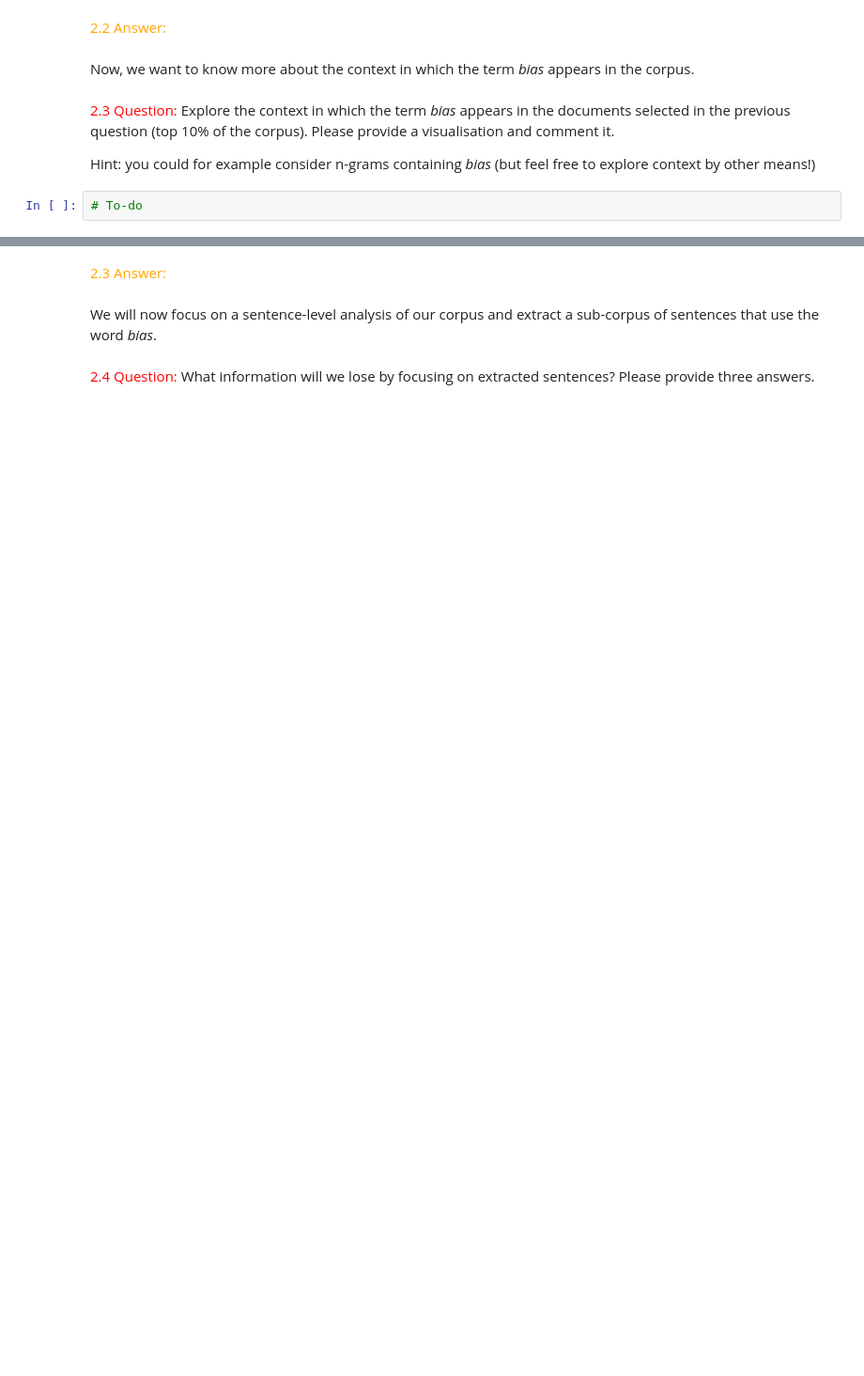
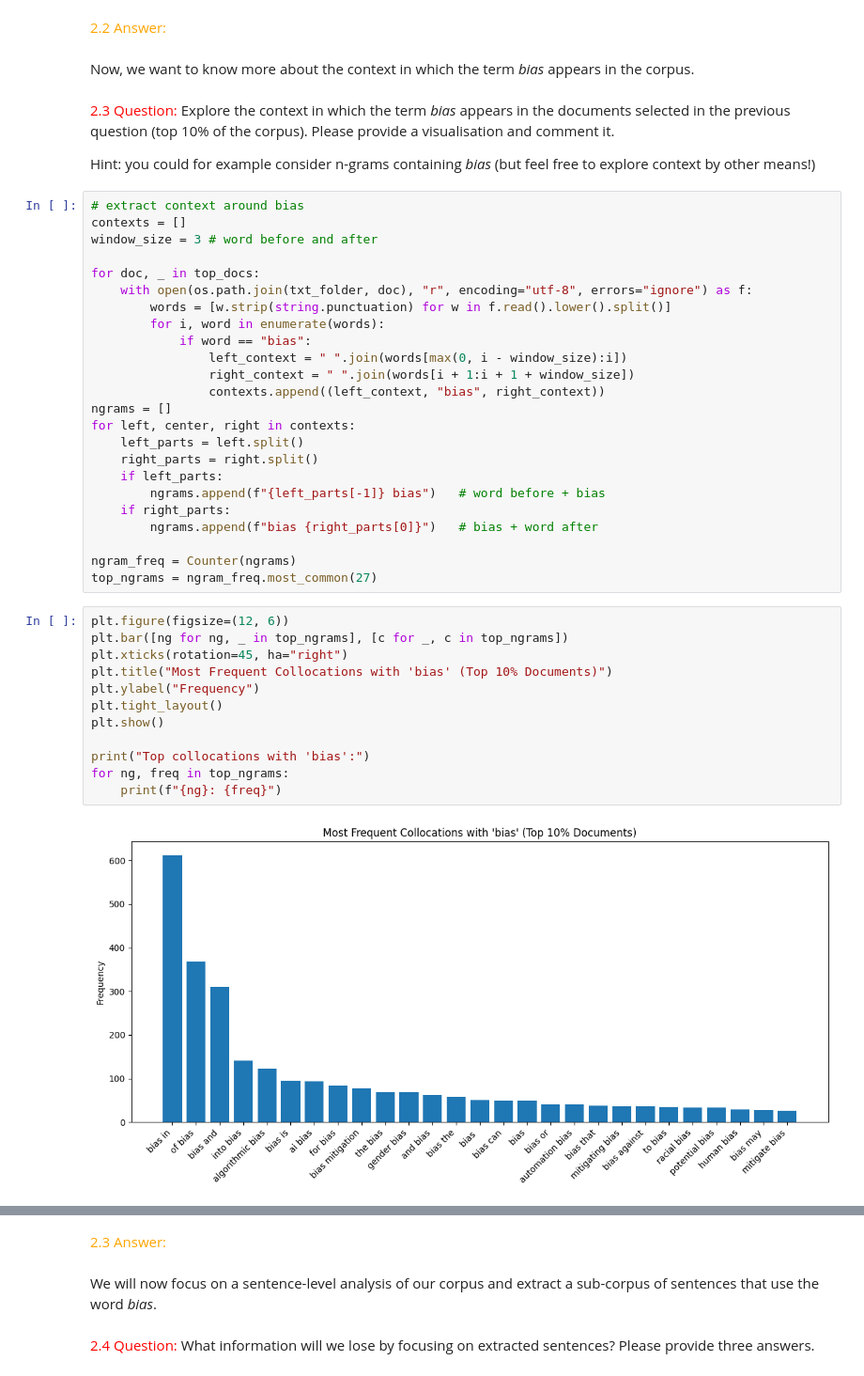
Before and after one commit to Fadel0202/CHAI-bias, a Jupyter notebook: IA_717_ProjectCHAI-bias_2025.ipynb, the cells around one changed output, grey strips where cells are left out. Shown at 94% size. Saved outputs shown, nothing was run; the diff lists cells and outputs as text; blank space fills up the shorter version.

```diff
--- a/IA_717_ProjectCHAI-bias_2025.ipynb
+++ b/IA_717_ProjectCHAI-bias_2025.ipynb
@@ -76,4 +279,40 @@ Now, we want to know more about the context in which the term _bias_ appears in
 
 Hint: you could for example consider n-grams containing _bias_ (but feel free to explore context by other means!)
 # %%
-# To-do
+# extract context around bias
+contexts = []
+window_size = 3 # word before and after
+
+for doc, _ in top_docs:
+    with open(os.path.join(txt_folder, doc), "r", encoding="utf-8", errors="ignore") as f:
+        words = [w.strip(string.punctuation) for w in f.read().lower().split()]
+        for i, word in enumerate(words):
+            if word == "bias":
+                left_context = " ".join(words[max(0, i - window_size):i])
+                right_context = " ".join(words[i + 1:i + 1 + window_size])
+                contexts.append((left_context, "bias", right_context))
+ngrams = []
+for left, center, right in contexts:
+    left_parts = left.split()
+    right_parts = right.split()
+    if left_parts:
+        ngrams.append(f"{left_parts[-1]} bias")   # word before + bias
+    if right_parts:
+        ngrams.append(f"bias {right_parts[0]}")   # bias + word after
+
+ngram_freq = Counter(ngrams)
+top_ngrams = ngram_freq.most_common(27)
+# %%
+plt.figure(figsize=(12, 6))
+plt.bar([ng for ng, _ in top_ngrams], [c for _, c in top_ngrams])
+plt.xticks(rotation=45, ha="right")
+plt.title("Most Frequent Collocations with 'bias' (Top 10% Documents)")
+plt.ylabel("Frequency")
+plt.tight_layout()
+plt.show()
+
+print("Top collocations with 'bias':")
+for ng, freq in top_ngrams:
+    print(f"{ng}: {freq}")
+# %% [output]
+[figure, added]
```
Also changed, not shown: parts of 34 cells of this notebook.
